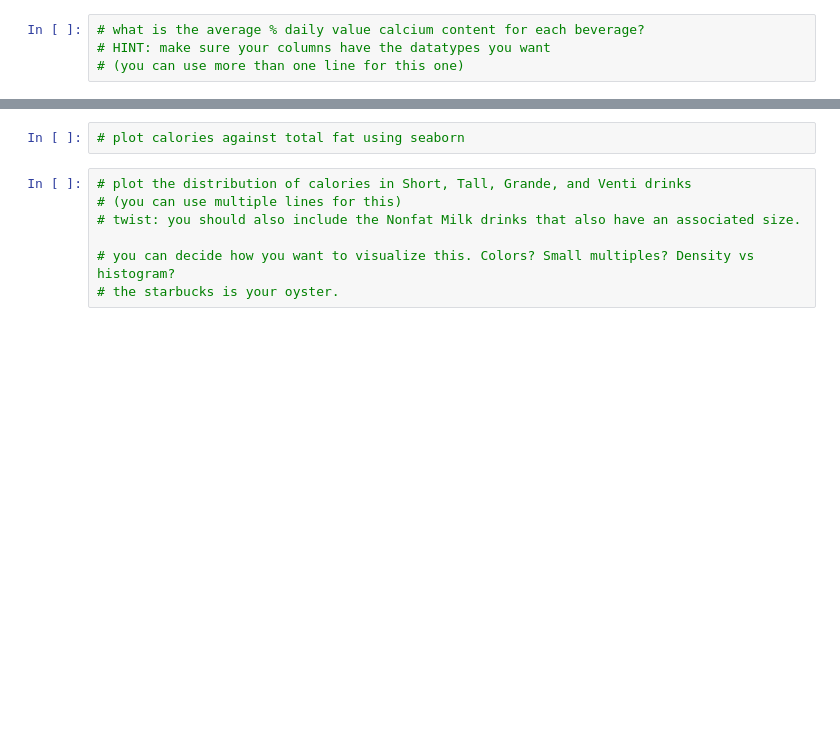
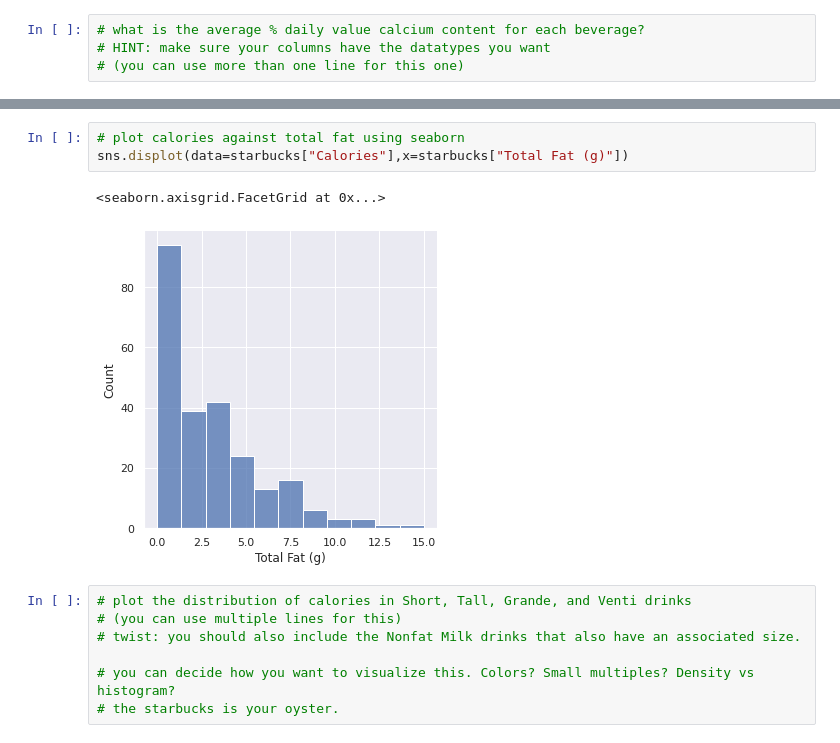
Before and after one commit to Frostcyanide/MDST_tutorial, a Jupyter notebook: tutorial2/Numpy and Pandas.ipynb, the cells around one changed output, grey strips where cells are left out. Saved outputs shown, nothing was run; the diff lists cells and outputs as text; blank space fills up the shorter version.

```diff
--- a/tutorial2/Numpy and Pandas.ipynb
+++ b/tutorial2/Numpy and Pandas.ipynb
@@ -723,5 +745,9 @@ starbucks.groupby("Calories")[]
 # %%
 # plot calories against total fat using seaborn
+sns.displot(data=starbucks["Calories"],x=starbucks["Total Fat (g)"])
+# %% [output]
+<seaborn.axisgrid.FacetGrid at 0x...>
+[figure, added]
 # %%
 # plot the distribution of calories in Short, Tall, Grande, and Venti drinks
 # (you can use multiple lines for this)
```
Also changed, not shown: parts of 17 cells of this notebook.
